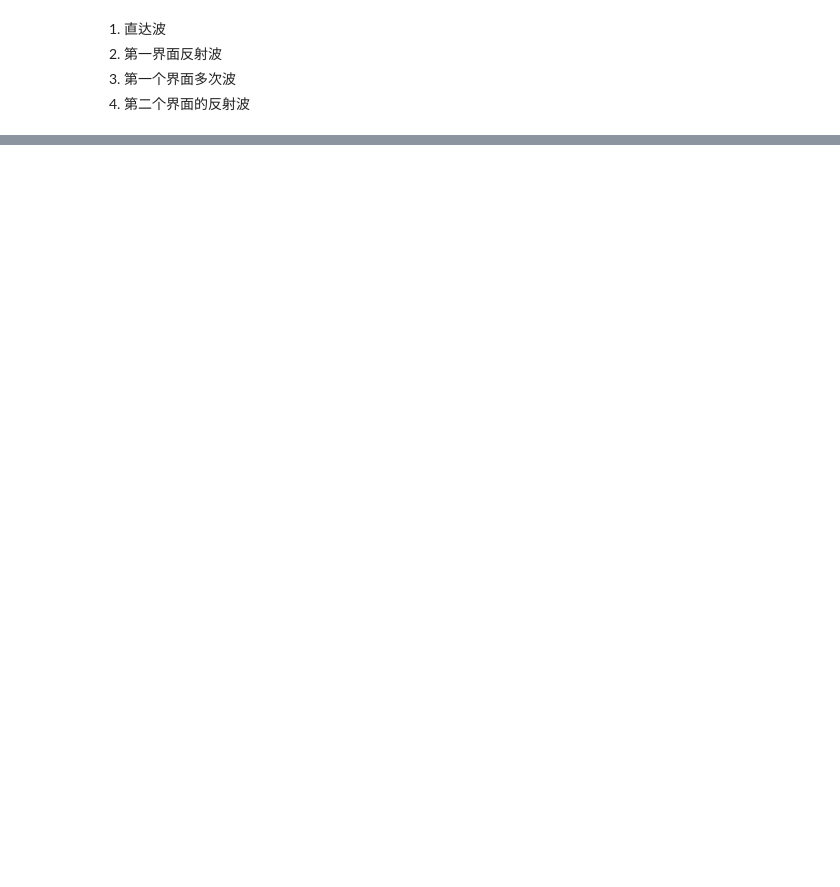
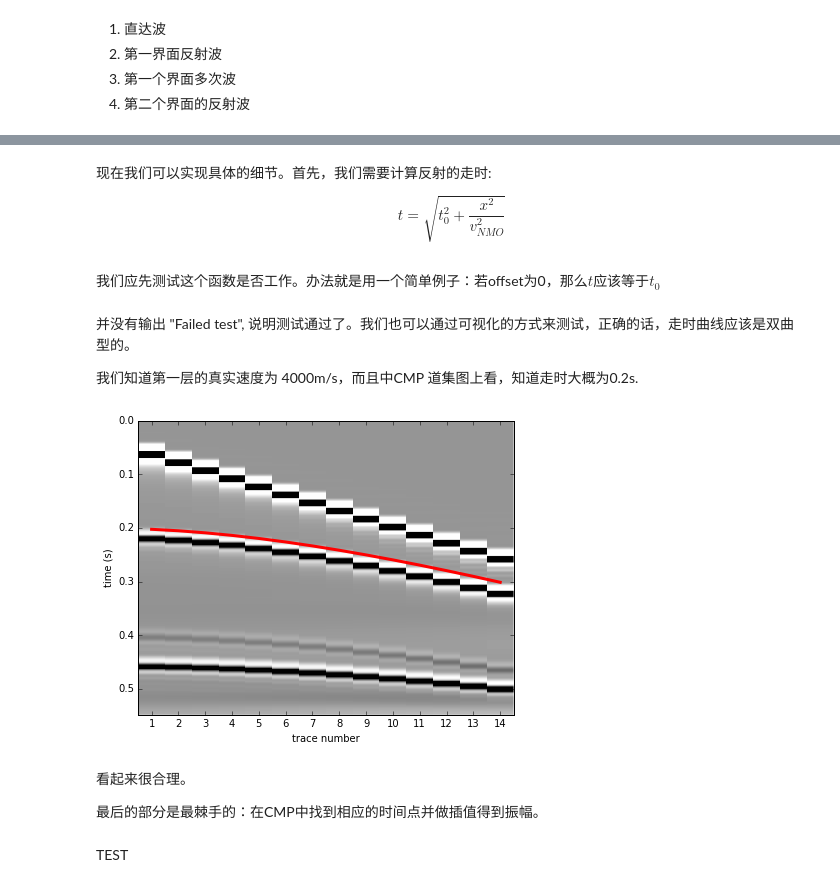
Before and after one commit to whu-pzhang/SEG_Tutorial, a Jupyter notebook: nmo_tutorial/normal-moveout-corrention.ipynb, the cells around one changed output, grey strips where cells are left out. Saved outputs shown, nothing was run; the diff lists cells and outputs as text; code cells hidden in the pictures; blank space fills up the shorter version.

```diff
--- a/nmo_tutorial/normal-moveout-corrention.ipynb
+++ b/nmo_tutorial/normal-moveout-corrention.ipynb
@@ -67,0 +117,6 @@ fig.tight_layout()
+# %% [markdown]
+现在我们可以实现具体的细节。首先，我们需要计算反射的走时:
+
+$$
+t = \sqrt { t_0^2 + \frac{ x^2 } {v_{NMO}^2} }
+$$
@@ -67,0 +151,2 @@ fig.tight_layout()
+# %% [markdown]
+我们应先测试这个函数是否工作。办法就是用一个简单例子：若offset为0，那么$t$应该等于$t_0$
@@ -67,0 +155,28 @@ fig.tight_layout()
+# %% [markdown]
+并没有输出 "Failed test", 说明测试通过了。我们也可以通过可视化的方式来测试，正确的话，走时曲线应该是双曲型的。
+
+我们知道第一层的真实速度为 4000m/s，而且中CMP 道集图上看，知道走时大概为0.2s.
+# %%
+reflect_times = reflection_time(t0=0.2, x=offsets, vnmo=4000.)
+
+
+fig = plt.figure(figsize=(6, 5))
+ax = plt.subplot(111)
+ax.set_xlabel('trace number')
+ax.set_ylabel('time (s)')
+cutoff = 0.1
+ax.imshow(cmp, extent=[0.5, noffsets + 0.5, dt*nsamples, 0],
+          aspect=20, cmap='Greys', vmin=-cutoff, vmax=cutoff,
+          interpolation='none')
+trace_numbers = list(range(1, noffsets + 1))
+plt.plot(trace_numbers, reflect_times, '-r', linewidth=3)
+ax.set_xticks(trace_numbers)
+ax.set_ylim(nsamples*dt, 0)
+ax.set_xlim(0.5, noffsets + 0.5)
+fig.tight_layout()
+# %% [output]
+[figure, added]
+# %% [markdown]
+看起来很合理。
+
+最后的部分是最棘手的：在CMP中找到相应的时间点并做插值得到振幅。
@@ -67,0 +222,2 @@ fig.tight_layout()
+# %% [markdown]
+TEST
```
Also changed, not shown: parts of 9 cells of this notebook.
